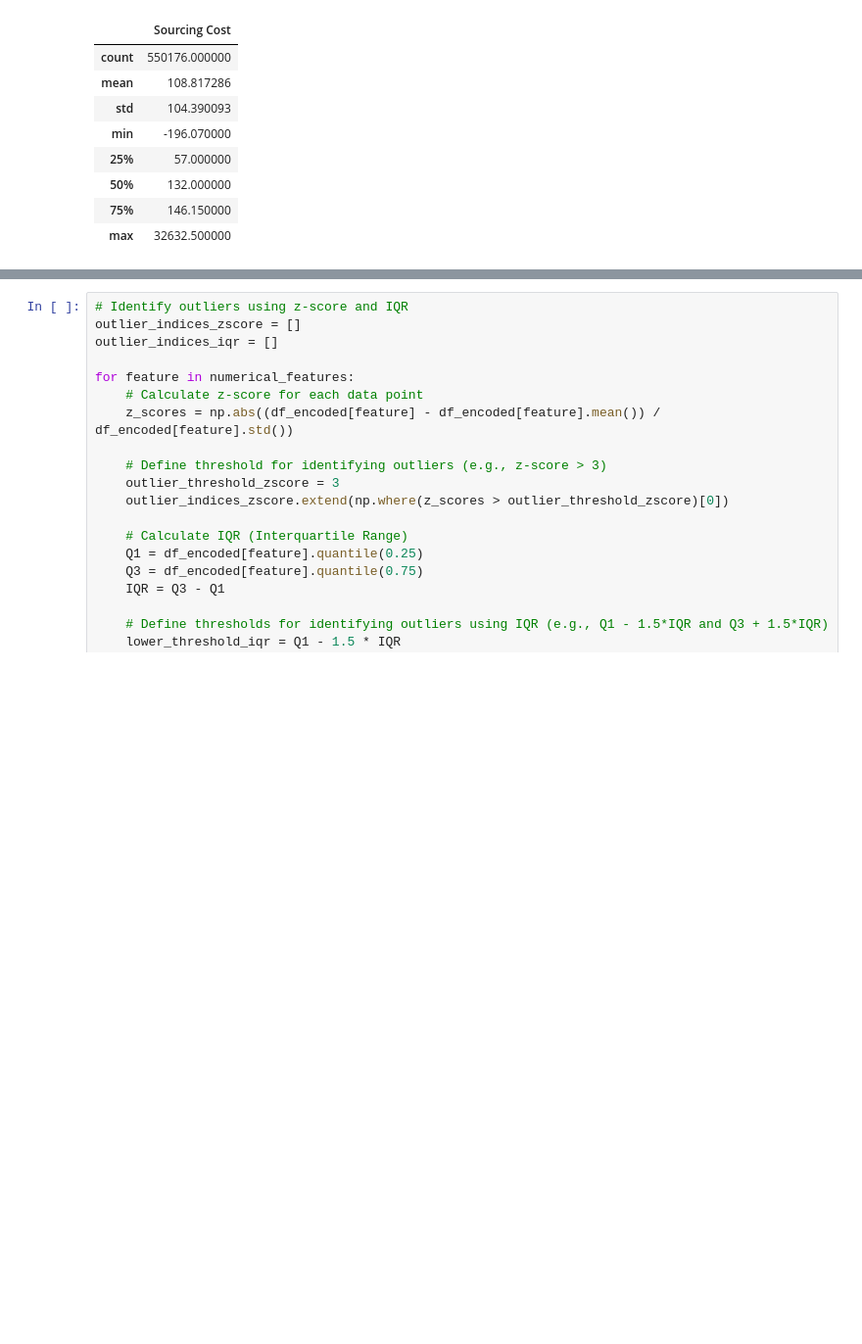
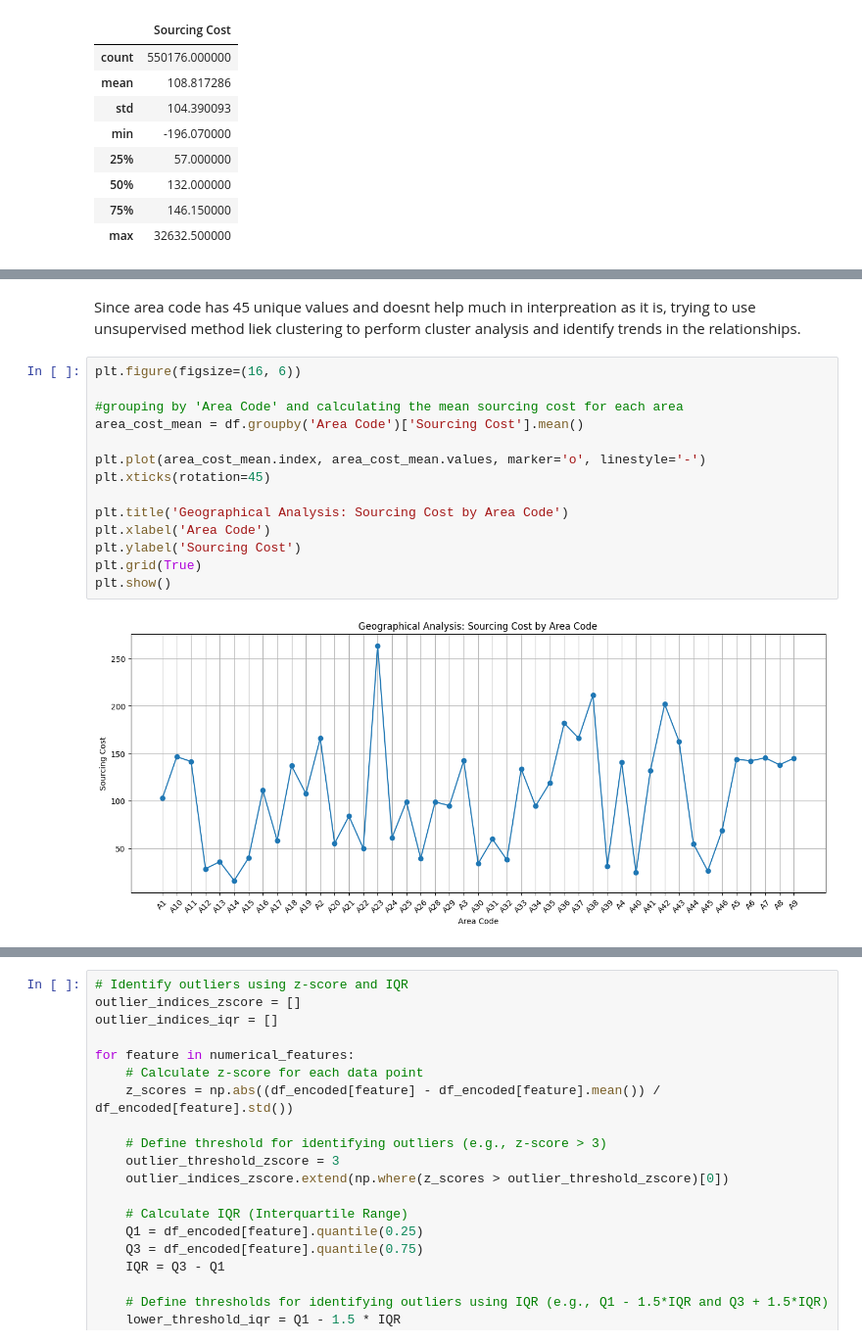
Before and after one commit to aarohisp/Aarohi_AIML-Coding-challenge, a Jupyter notebook: DS_ML_coding_challenge.ipynb, the cells around one changed output, grey strips where cells are left out. Shown at 98% size. Cells and saved outputs as stored; diff of their text form; blank space fills up the shorter version.

```diff
--- a/DS_ML_coding_challenge.ipynb
+++ b/DS_ML_coding_challenge.ipynb
@@ -270,0 +243,18 @@ To handle outliers: Decide whether to remove them, transform them, or treat them
+# %% [markdown]
+Since area code has 45 unique values and doesnt help much in interpreation as it is, trying to use unsupervised method liek clustering to perform cluster analysis and identify trends in the relationships.
+# %%
+plt.figure(figsize=(16, 6))
+
+#grouping by 'Area Code' and calculating the mean sourcing cost for each area
+area_cost_mean = df.groupby('Area Code')['Sourcing Cost'].mean()
+
+plt.plot(area_cost_mean.index, area_cost_mean.values, marker='o', linestyle='-')
+plt.xticks(rotation=45)
+
+plt.title('Geographical Analysis: Sourcing Cost by Area Code')
+plt.xlabel('Area Code')
+plt.ylabel('Sourcing Cost')
+plt.grid(True)
+plt.show()
+# %% [output]
+[figure, added]
```
Also changed, not shown: parts of 118 cells of this notebook.
